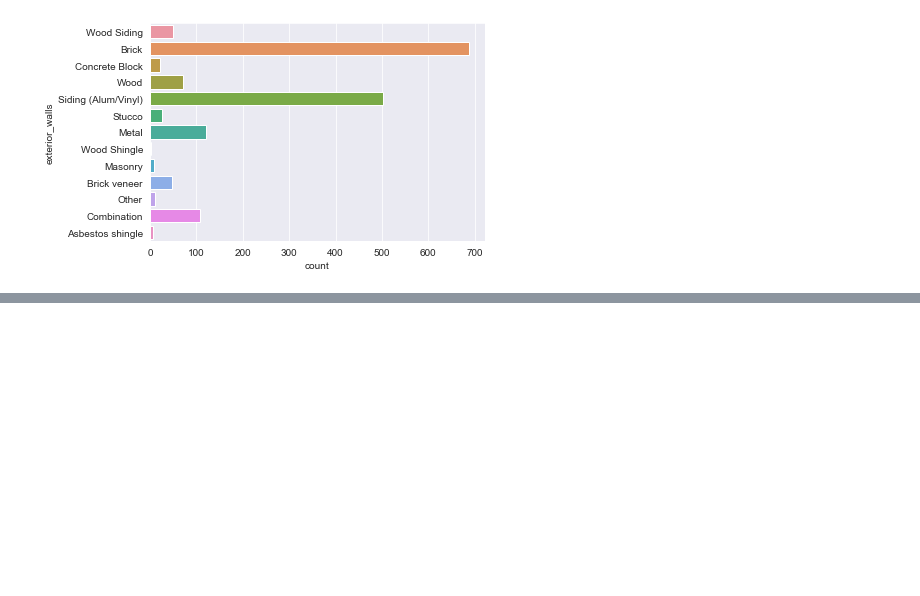
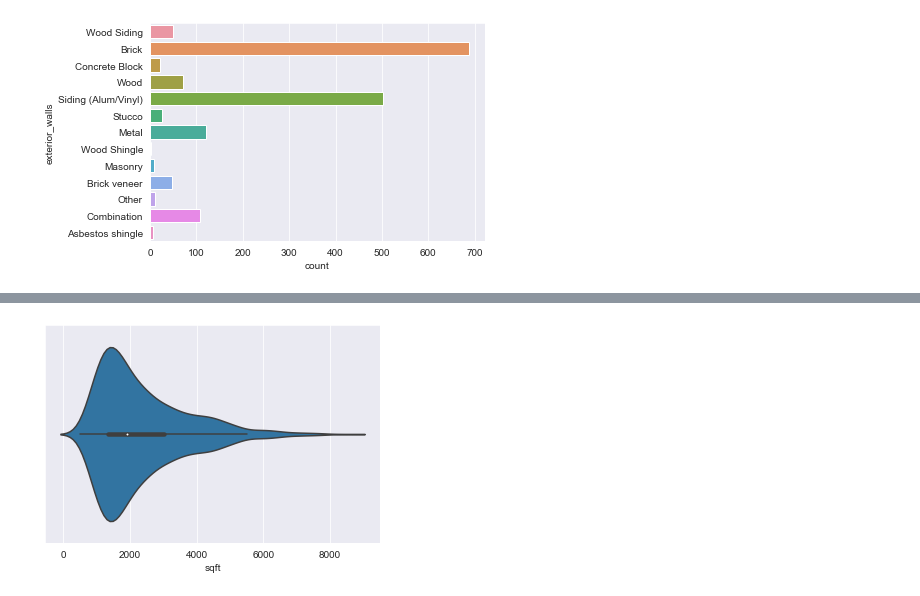
Before and after one commit to Dandothkar/House-Price-Prediction, a Jupyter notebook: HousePricePrediction.ipynb, the cells around one changed output, grey strips where cells are left out. Saved outputs shown, nothing was run; the diff lists cells and outputs as text; code cells hidden in the pictures; blank space fills up the shorter version.

```diff
--- a/HousePricePrediction.ipynb
+++ b/HousePricePrediction.ipynb
@@ -245,0 +258,4 @@ df.describe()
+# %%
+sns.violinplot(x=df.sqft);
+# %% [output]
+[figure, added]
```
Also changed, not shown: parts of 48 cells of this notebook, 2 other files.
